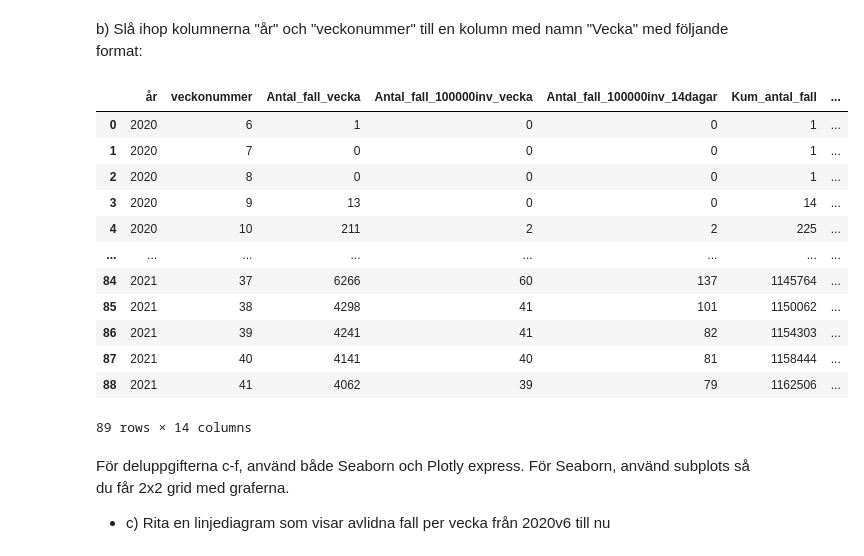
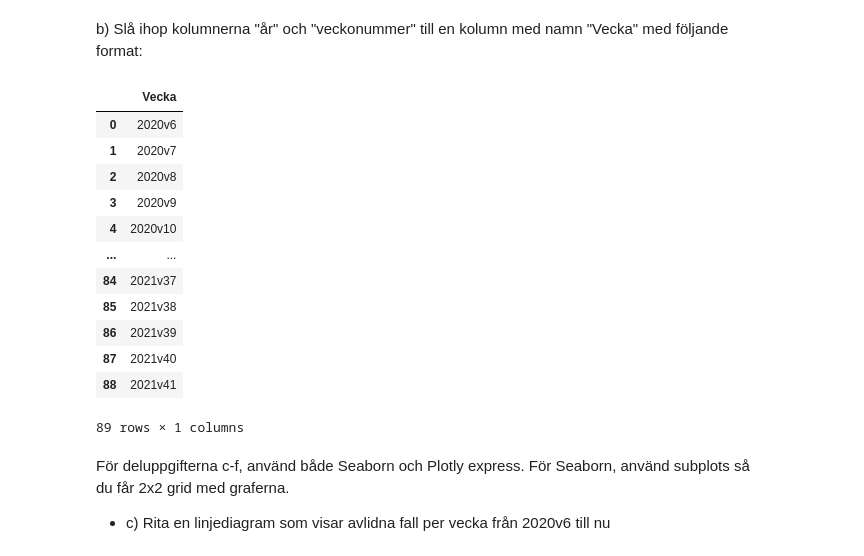
Before and after one commit to cooperhankun/DataBehandling-KunHan, a Jupyter notebook: Labs/lab1.ipynb, the cells around one changed output. Saved outputs shown, nothing was run; the diff lists cells and outputs as text; code cells hidden in the pictures.

```diff
--- a/Labs/lab1.ipynb
+++ b/Labs/lab1.ipynb
@@ -31,22 +31,22 @@ b) Slå ihop kolumnerna "år" och "veckonummer" till en kolumn med namn "Vecka"
 # %%
 covid19 = covid19.astype({"veckonummer": str, "år": str})
 covid19["Vecka"] = covid19["år"] + "v" + covid19["veckonummer"]
 covid19_vecka = pd.DataFrame(covid19.iloc[: , 13])
-covid19
+covid19_vecka
 # %% [output]
-|  | år | veckonummer | Antal_fall_vecka | Antal_fall_100000inv_vecka | Antal_fall_100000inv_14dagar | Kum_antal_fall | ... |
-| 0 | 2020 | 6 | 1 | 0 | 0 | 1 | ... |
-| 1 | 2020 | 7 | 0 | 0 | 0 | 1 | ... |
-| 2 | 2020 | 8 | 0 | 0 | 0 | 1 | ... |
-| 3 | 2020 | 9 | 13 | 0 | 0 | 14 | ... |
-| 4 | 2020 | 10 | 211 | 2 | 2 | 225 | ... |
-| ... | ... | ... | ... | ... | ... | ... | ... |
-| 84 | 2021 | 37 | 6266 | 60 | 137 | 1145764 | ... |
-| 85 | 2021 | 38 | 4298 | 41 | 101 | 1150062 | ... |
-| 86 | 2021 | 39 | 4241 | 41 | 82 | 1154303 | ... |
-| 87 | 2021 | 40 | 4141 | 40 | 81 | 1158444 | ... |
-| 88 | 2021 | 41 | 4062 | 39 | 79 | 1162506 | ... |
+|  | Vecka |
+| 0 | 2020v6 |
+| 1 | 2020v7 |
+| 2 | 2020v8 |
+| 3 | 2020v9 |
+| 4 | 2020v10 |
+| ... | ... |
+| 84 | 2021v37 |
+| 85 | 2021v38 |
+| 86 | 2021v39 |
+| 87 | 2021v40 |
+| 88 | 2021v41 |
-89 rows × 14 columns
+89 rows × 1 columns
 # %% [markdown]
 För deluppgifterna c-f, använd både Seaborn och Plotly express. För Seaborn, använd subplots så du får 2x2
 grid med graferna.
```
